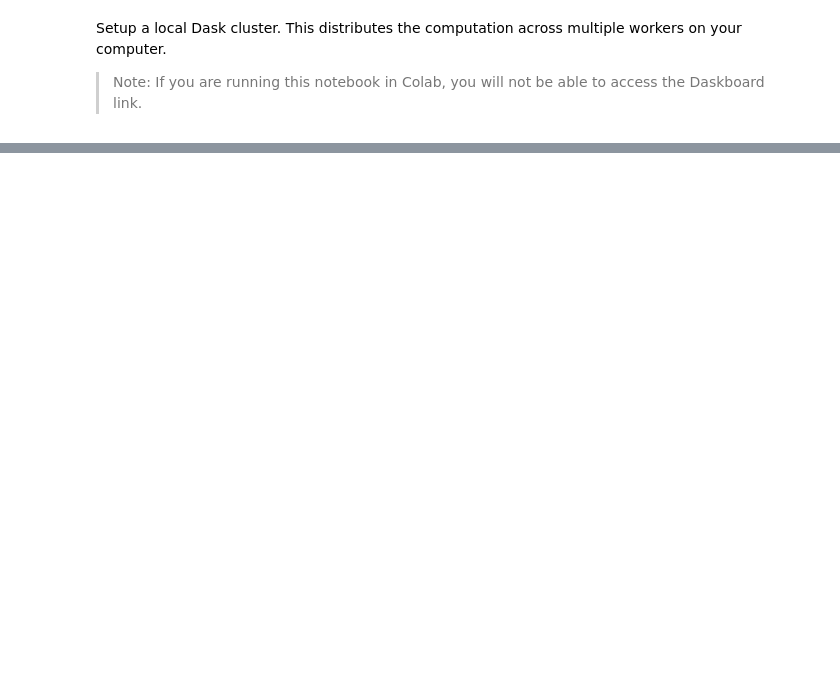
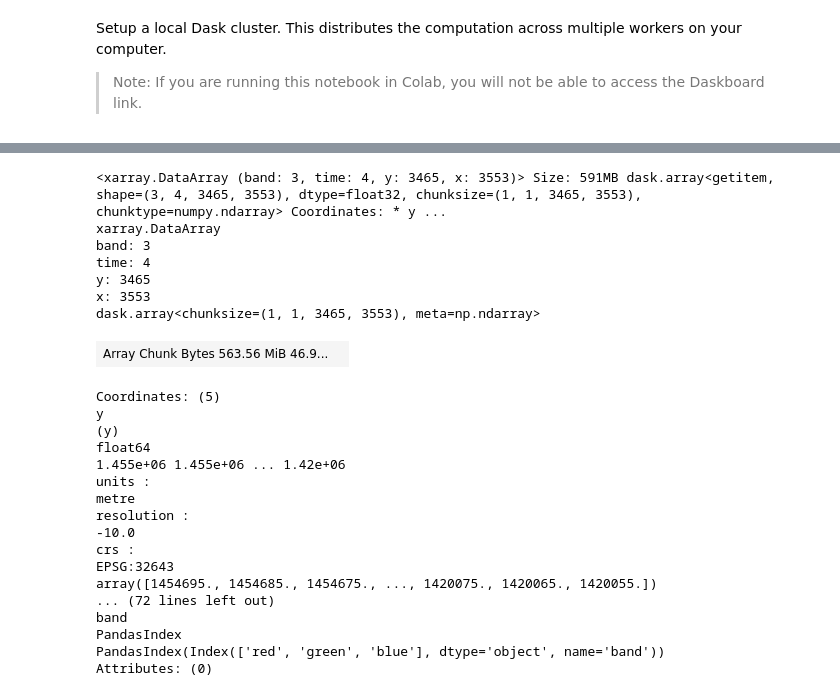
Before and after one commit to rahul4planet/geopython-tutorials, a Jupyter notebook: notebooks/dask_median_composite.ipynb, the cells around one changed output, grey strips where cells are left out. Drawn from its saved outputs; the diff is of its cells as text; code cells hidden in the pictures; blank space fills up the shorter version.

```diff
--- a/notebooks/dask_median_composite.ipynb
+++ b/notebooks/dask_median_composite.ipynb
@@ -133,7 +207,34 @@ subset = clipped.sel(band=['red', 'green', 'blue', 'scl'])
 # %%
-scl = subset.sel(band='scl')
+scl = da.sel(band='scl')
 
 valid = ((scl >= 4) & (scl <= 7) | (scl==11))
 
-subset_masked = subset.where(valid)
-rgb_masked = subset_masked.sel(band=['red', 'green', 'blue'])
+da_masked = da.where(valid)
+da_rgb = da_masked.sel(band=['red', 'green', 'blue'])
+da_rgb
+# %% [output]
+<xarray.DataArray (band: 3, time: 4, y: 3465, x: 3553)> Size: 591MB dask.array<getitem, shape=(3, 4, 3465, 3553), dtype=float32, chunksize=(1, 1, 3465, 3553), chunktype=numpy.ndarray> Coordinates: * y ...
+xarray.DataArray
+band: 3
+time: 4
+y: 3465
+x: 3553
+dask.array<chunksize=(1, 1, 3465, 3553), meta=np.ndarray>
+| Array Chunk Bytes 563.56 MiB 46.9... |  |
+Coordinates: (5)
+y
+(y)
+float64
+1.455e+06 1.455e+06 ... 1.42e+06
+units :
+metre
+resolution :
+-10.0
+crs :
+EPSG:32643
+array([1454695., 1454685., 1454675., ..., 1420075., 1420065., 1420055.])
+... (72 lines left out)
+band
+PandasIndex
+PandasIndex(Index(['red', 'green', 'blue'], dtype='object', name='band'))
+Attributes: (0)
```
Also changed, not shown: parts of 29 cells of this notebook.
